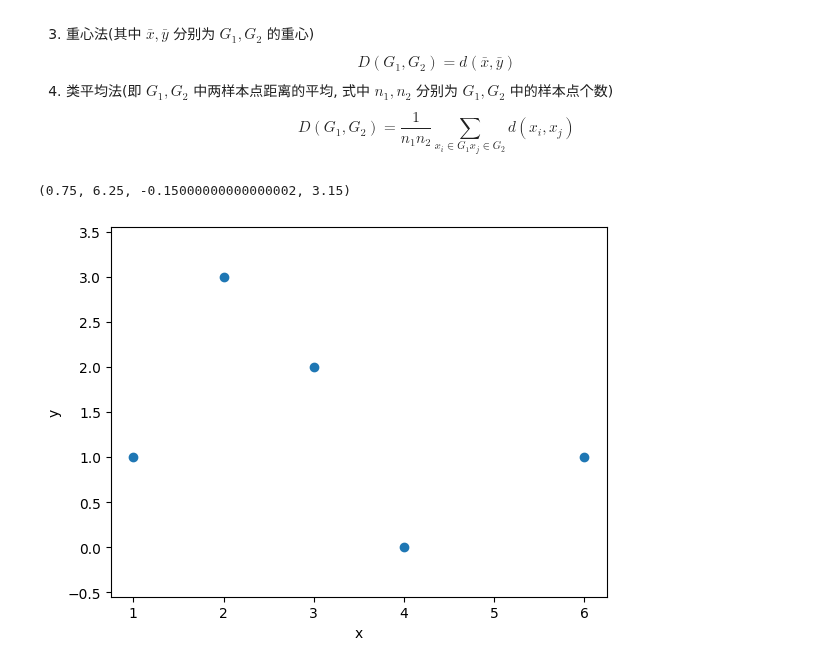
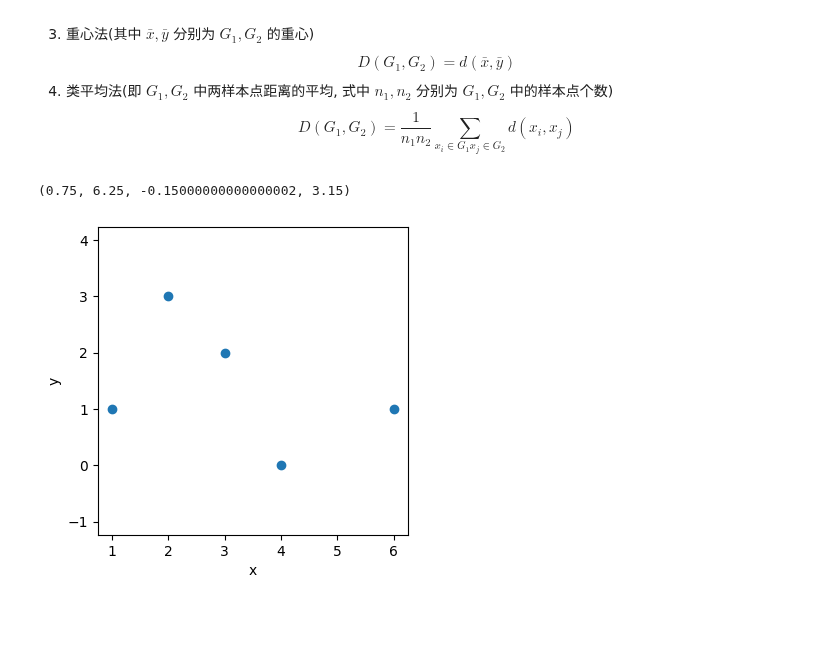
Before and after one commit to SILENT-GUO/MCM_works, a Jupyter notebook: 模型相关/聚类.ipynb, the cells around one changed output. Saved outputs shown, nothing was run; the diff lists cells and outputs as text; code cells hidden in the pictures; blank space fills up the shorter version.

```diff
--- a/模型相关/聚类.ipynb
+++ b/模型相关/聚类.ipynb
@@ -195,12 +282,13 @@ from scipy.cluster.hierarchy import dendrogram,linkage
 # %%
 data = np.array([[1,1],[2,3],[3,2],[4,0],[6,1]])
+plt.figure(figsize=(4, 4))
 plt.scatter(data[:,0], data[:,1])
 plt.xlabel('x')
 plt.ylabel('y')
 plt.axis('equal')
 # %% [output]
 (0.75, 6.25, -0.15000000000000002, 3.15)
-[figure, old version]
+[figure, new version]
 # %%
 ### linkage is used to calculate the distance between clusters
 z = linkage(data, "average")
```
Also changed, not shown: parts of 21 cells of this notebook, 1 other file.
